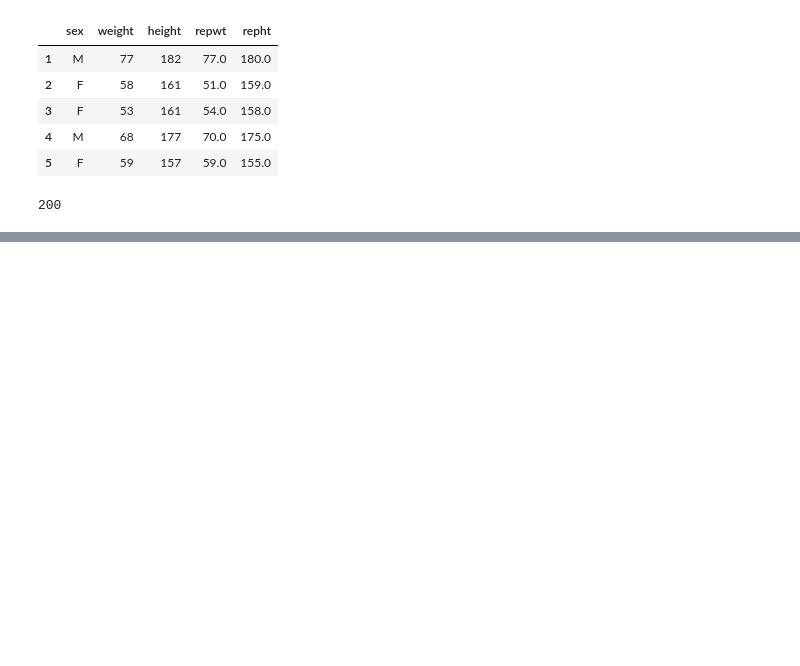
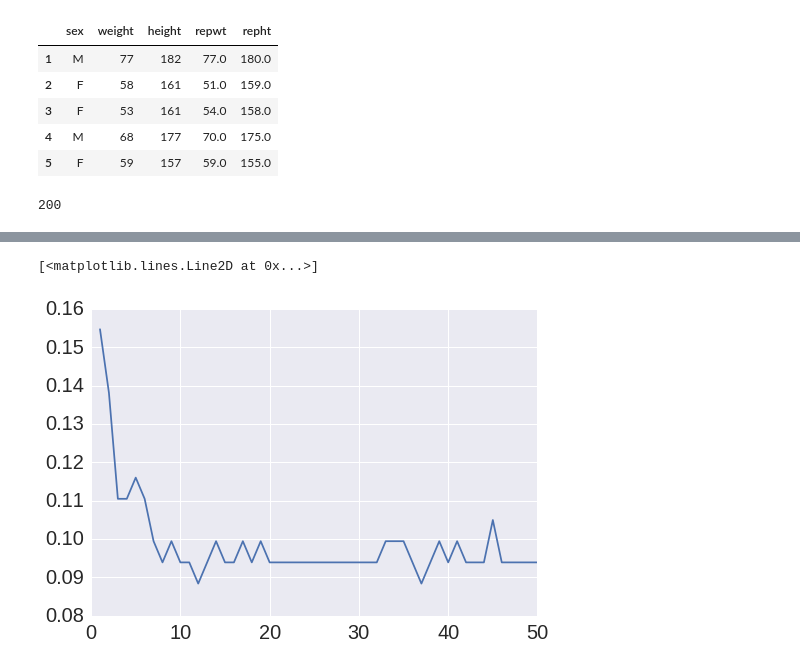
Before and after one commit to sdukshis/ml-intro, a Jupyter notebook: lectures/Notebooks/Height'n'Weight.ipynb, the cells around one changed output, grey strips where cells are left out. Drawn from its saved outputs; the diff is of its cells as text; code cells hidden in the pictures; blank space fills up the shorter version.

```diff
--- a/lectures/Notebooks/Height'n'Weight.ipynb
+++ b/lectures/Notebooks/Height'n'Weight.ipynb
@@ -36 +36,24 @@ plt.legend()
 [figure]
+# %%
+from sklearn.preprocessing import StandardScaler
+from sklearn.neighbors import KNeighborsClassifier
+from sklearn.cross_validation import LeaveOneOut, cross_val_score
+import numpy as np
+
+loo = LeaveOneOut(len(ds.dropna()))
+
+X = ds.dropna().drop(['sex'], axis=1).values
+y = ds.dropna()['sex'].map(lambda x: {'M': 1, 'F': 0}[x])
+
+X_scaled = StandardScaler().fit_transform(X)
+max_k = 50
+scores = np.zeros(max_k)
+
+for k in range(1, max_k + 1):
+    cls = KNeighborsClassifier(k)
+    scores[k - 1] = cross_val_score(cls, X_scaled, y, cv=loo).mean()
+
+plt.plot(range(1, max_k + 1), 1 - scores)
+# %% [output]
+[<matplotlib.lines.Line2D at 0x...>]
+[figure, added]
```
Also changed, not shown: parts of 1 cell of this notebook, 4 other files.
